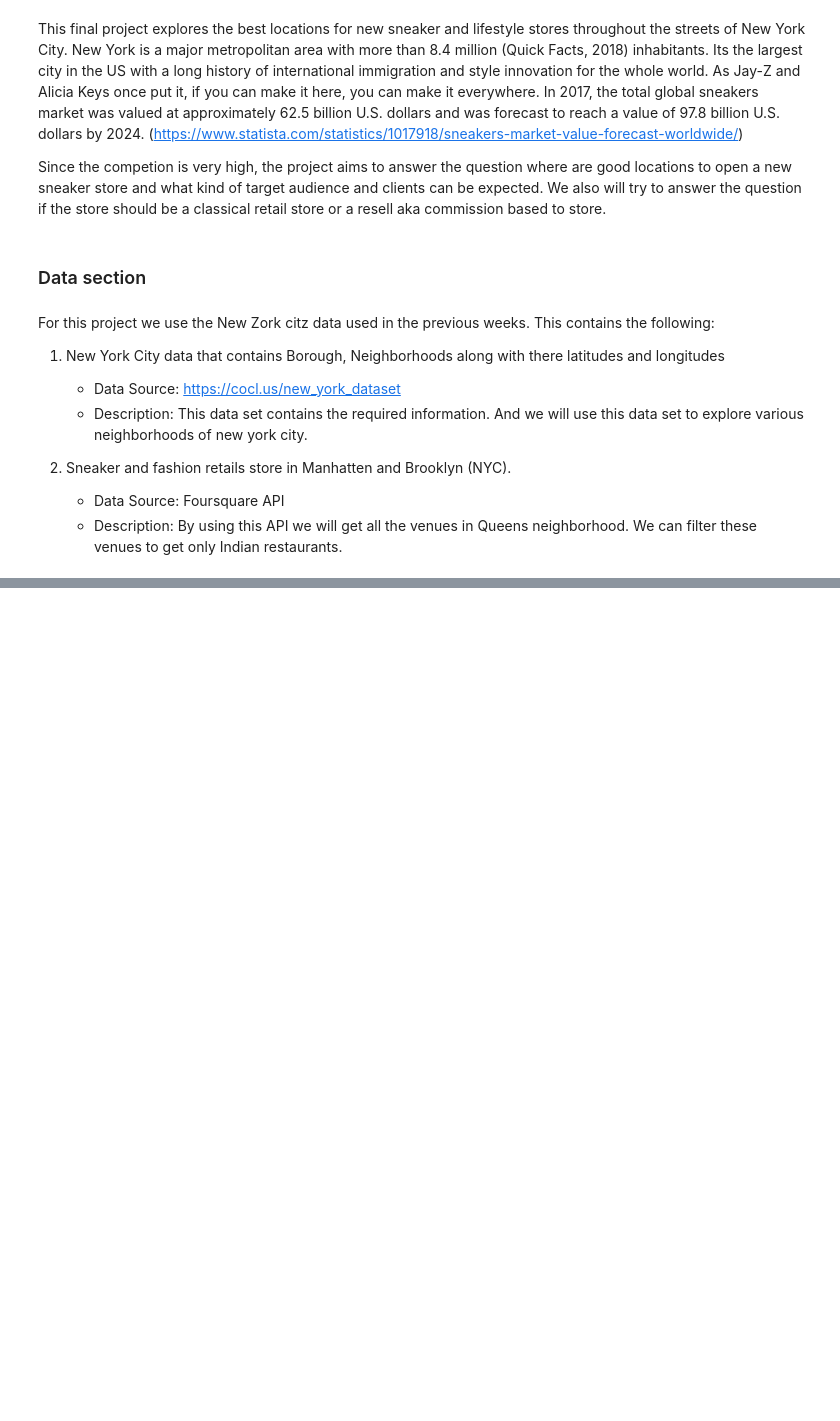
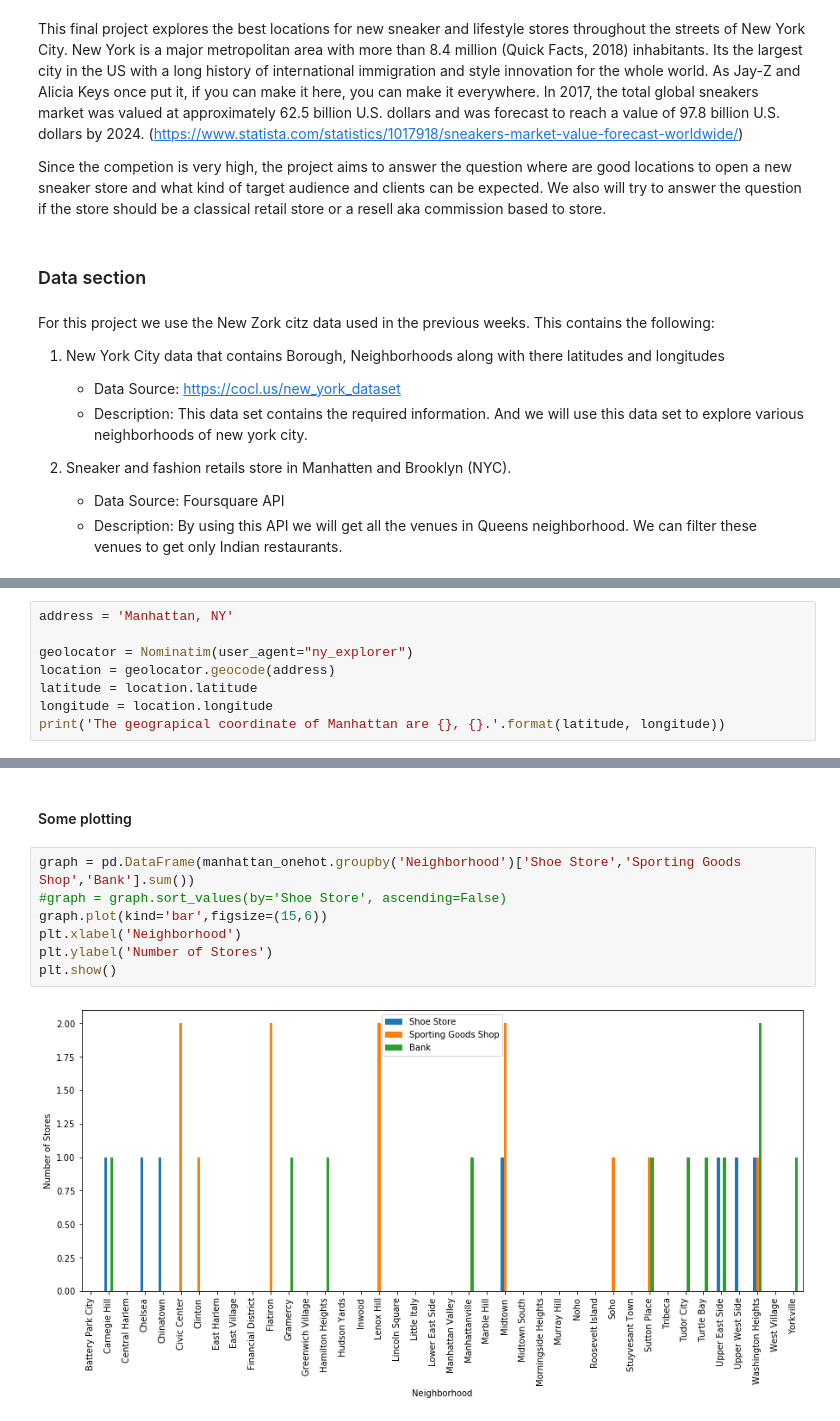
Before and after one commit to dsforecast/capstone, a Jupyter notebook: SneakerStoresNYC.ipynb, the cells around one changed output, grey strips where cells are left out. Saved outputs shown, nothing was run; the diff lists cells and outputs as text; blank space fills up the shorter version.

```diff
--- a/SneakerStoresNYC.ipynb
+++ b/SneakerStoresNYC.ipynb
@@ -20,0 +104,8 @@ For this project we use the New Zork citz data used in the previous weeks. This
+# %%
+address = 'Manhattan, NY'
+
+geolocator = Nominatim(user_agent="ny_explorer")
+location = geolocator.geocode(address)
+latitude = location.latitude
+longitude = location.longitude
+print('The geograpical coordinate of Manhattan are {}, {}.'.format(latitude, longitude))
@@ -20,0 +407,11 @@ For this project we use the New Zork citz data used in the previous weeks. This
+# %% [markdown]
+#### Some plotting
+# %%
+graph = pd.DataFrame(manhattan_onehot.groupby('Neighborhood')['Shoe Store','Sporting Goods Shop','Bank'].sum())
+#graph = graph.sort_values(by='Shoe Store', ascending=False)
+graph.plot(kind='bar',figsize=(15,6))
+plt.xlabel('Neighborhood')
+plt.ylabel('Number of Stores')
+plt.show()
+# %% [output]
+[figure, added]
```
Also changed, not shown: parts of 42 cells of this notebook.
